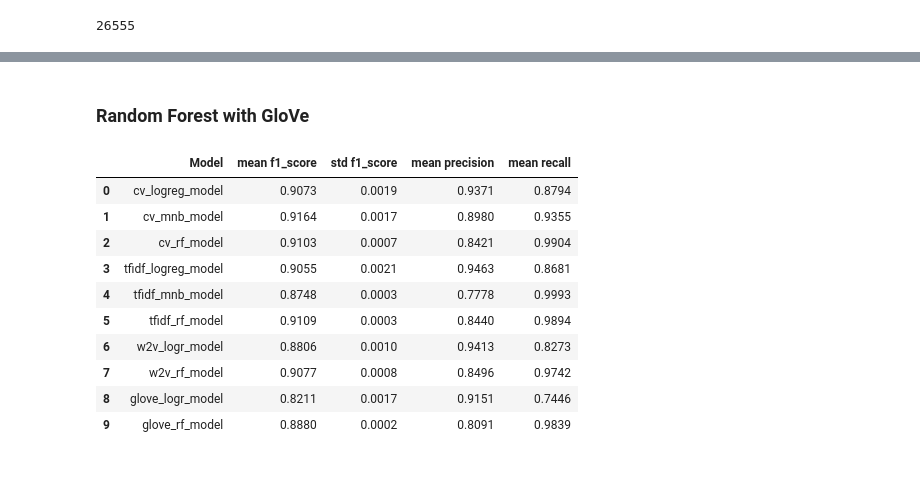
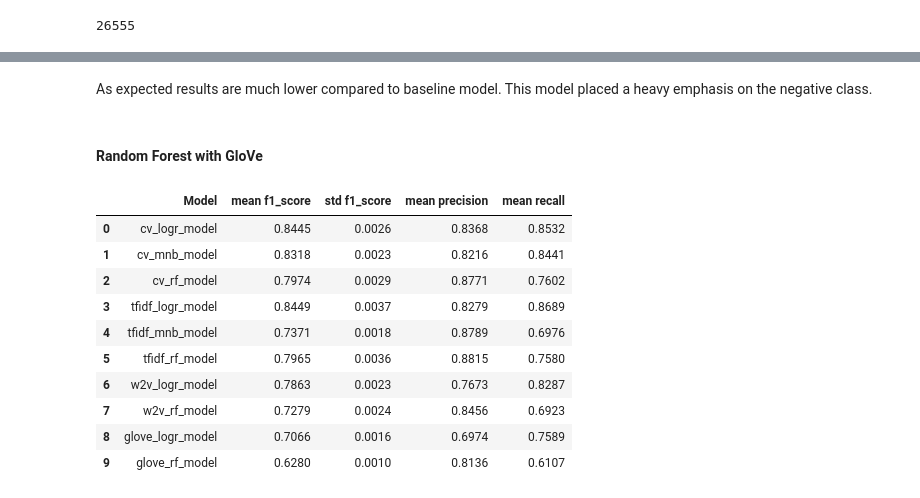
Before and after one commit to whyyoutoo/Sentiment_Classification_for_Amazon_Product_Reviews, a Jupyter notebook: Sentiment_Analysis.ipynb, the cells around one changed output, grey strips where cells are left out. Drawn from its saved outputs; the diff is of its cells as text; code cells hidden in the pictures; blank space fills up the shorter version.

```diff
--- a/Sentiment_Analysis.ipynb
+++ b/Sentiment_Analysis.ipynb
@@ -273,2 +283,0 @@ Decent results for a baseline model. f1 score of 92% was obtained.
-# %%
-logr_cv_model.fit(X_train, y_train)
@@ -374,2 +346,0 @@ f = sns.heatmap(cm, annot=True, fmt = 'g')
-# %%
-rfc_cv_model.fit(X_train, y_train)
@@ -640,16 +614,17 @@ f = sns.heatmap(cm, annot=True, fmt = 'g')
 # %%
-rfc_w2v_model = Pipeline([
+w2v_rf_model = Pipeline([
     ('w2v', W2vVectorizer(w2v)),
     ('rf', rf)
 ])
 
-w2v_rf = cross_validate(rfc_w2v_model, X_train, y_train, cv = 5, scoring = ['precision', 'recall', 'f1'])
+w2v_rf = cross_validate(w2v_rf_model, X_train, y_train, cv = 5,
+                        scoring = ['precision_macro', 'recall_macro', 'f1_macro'])
 
 model_results = model_results.append({'Model': 'w2v_rf_model',
-                      'mean f1_score': round(w2v_rf['test_f1'].mean(), 4),
-                      'std f1_score': round(w2v_rf['test_f1'].std(), 4),
-                      'mean precision': round(w2v_rf['test_precision'].mean(), 4),
-                      'mean recall': round(w2v_rf['test_recall'].mean(), 4)}, ignore_index = True)
+                      'mean f1_score': round(w2v_rf['test_f1_macro'].mean(), 4),
+                      'std f1_score': round(w2v_rf['test_f1_macro'].std(), 4),
+                      'mean precision': round(w2v_rf['test_precision_macro'].mean(), 4),
+                      'mean recall': round(w2v_rf['test_recall_macro'].mean(), 4)}, ignore_index = True)
 
 model_results
 # %% [output]
@@ -721,6 +702,11 @@ glove_logr = cross_validate(glove_logr_model, X_train, y_train, cv = 5, scoring
 # %%
+glove_logr = cross_validate(glove_logr_model, X_train, y_train, cv = 5,
+                            scoring = ['precision_macro', 'recall_macro', 'f1_macro'])
+
 model_results = model_results.append({'Model': 'glove_logr_model',
-                      'mean f1_score': round(glove_logr['test_f1'].mean(), 4),
-                      'std f1_score': round(glove_logr['test_f1'].std(), 4),
-                      'mean precision': round(glove_logr['test_precision'].mean(), 4),
-                      'mean recall': round(glove_logr['test_recall'].mean(), 4)}, ignore_index = True)
+                      'mean f1_score': round(glove_logr['test_f1_macro'].mean(), 4),
+                      'std f1_score': round(glove_logr['test_f1_macro'].std(), 4),
+                      'mean precision': round(glove_logr['test_precision_macro'].mean(), 4),
+                      'mean recall': round(glove_logr['test_recall_macro'].mean(), 4)}, ignore_index = True)
+
+model_results
@@ -744,34 +730,37 @@ f = sns.heatmap(cm, annot=True, fmt = 'g')
+# %% [markdown]
+As expected results are much lower compared to baseline model. This model placed a heavy emphasis on the negative class.
 # %% [markdown]
-### Random Forest with GloVe
+#### Random Forest with GloVe
 # %%
 glove_rf_model = Pipeline([
     ('glove',  W2vVectorizer(glove)),
     ('rf', rf)
 ])
 
-glove_rf = cross_validate(glove_rf_model, X_train, y_train, cv = 5, scoring = ['precision', 'recall', 'f1'])
+glove_rf = cross_validate(glove_rf_model, X_train, y_train, cv = 5,
+                          scoring = ['precision_macro', 'recall_macro', 'f1_macro'])
 
 
 
 model_results = model_results.append({'Model': 'glove_rf_model',
-                      'mean f1_score': round(glove_rf['test_f1'].mean(), 4),
-                      'std f1_score': round(glove_rf['test_f1'].std(), 4),
-                      'mean precision': round(glove_rf['test_precision'].mean(), 4),
-                      'mean recall': round(glove_rf['test_recall'].mean(), 4)}, ignore_index = True)
+                      'mean f1_score': round(glove_rf['test_f1_macro'].mean(), 4),
+                      'std f1_score': round(glove_rf['test_f1_macro'].std(), 4),
+                      'mean precision': round(glove_rf['test_precision_macro'].mean(), 4),
+                      'mean recall': round(glove_rf['test_recall_macro'].mean(), 4)}, ignore_index = True)
 
 model_results
 # %% [output]
 |  | Model | mean f1_score | std f1_score | mean precision | mean recall |
-| 0 | cv_logreg_model | 0.9073 | 0.0019 | 0.9371 | 0.8794 |
-| 1 | cv_mnb_model | 0.9164 | 0.0017 | 0.8980 | 0.9355 |
-| 2 | cv_rf_model | 0.9103 | 0.0007 | 0.8421 | 0.9904 |
-| 3 | tfidf_logreg_model | 0.9055 | 0.0021 | 0.9463 | 0.8681 |
-| 4 | tfidf_mnb_model | 0.8748 | 0.0003 | 0.7778 | 0.9993 |
-| 5 | tfidf_rf_model | 0.9109 | 0.0003 | 0.8440 | 0.9894 |
-| 6 | w2v_logr_model | 0.8806 | 0.0010 | 0.9413 | 0.8273 |
-| 7 | w2v_rf_model | 0.9077 | 0.0008 | 0.8496 | 0.9742 |
-| 8 | glove_logr_model | 0.8211 | 0.0017 | 0.9151 | 0.7446 |
-| 9 | glove_rf_model | 0.8880 | 0.0002 | 0.8091 | 0.9839 |
+| 0 | cv_logr_model | 0.8445 | 0.0026 | 0.8368 | 0.8532 |
+| 1 | cv_mnb_model | 0.8318 | 0.0023 | 0.8216 | 0.8441 |
+| 2 | cv_rf_model | 0.7974 | 0.0029 | 0.8771 | 0.7602 |
+| 3 | tfidf_logr_model | 0.8449 | 0.0037 | 0.8279 | 0.8689 |
+| 4 | tfidf_mnb_model | 0.7371 | 0.0018 | 0.8789 | 0.6976 |
+| 5 | tfidf_rf_model | 0.7965 | 0.0036 | 0.8815 | 0.7580 |
+| 6 | w2v_logr_model | 0.7863 | 0.0023 | 0.7673 | 0.8287 |
+| 7 | w2v_rf_model | 0.7279 | 0.0024 | 0.8456 | 0.6923 |
+| 8 | glove_logr_model | 0.7066 | 0.0016 | 0.6974 | 0.7589 |
+| 9 | glove_rf_model | 0.6280 | 0.0010 | 0.8136 | 0.6107 |
 # %%
 glove_rf_hat = cross_val_predict(glove_rf_model, X_train, y_train, cv = 5)
 cm = confusion_matrix(y_train, glove_rf_hat)
```
Also changed, not shown: parts of 104 cells of this notebook.
